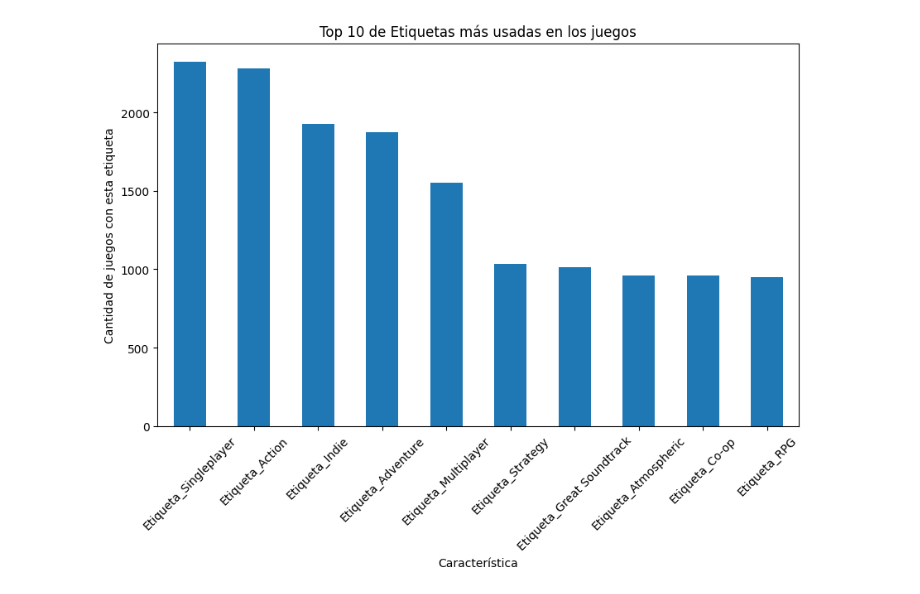
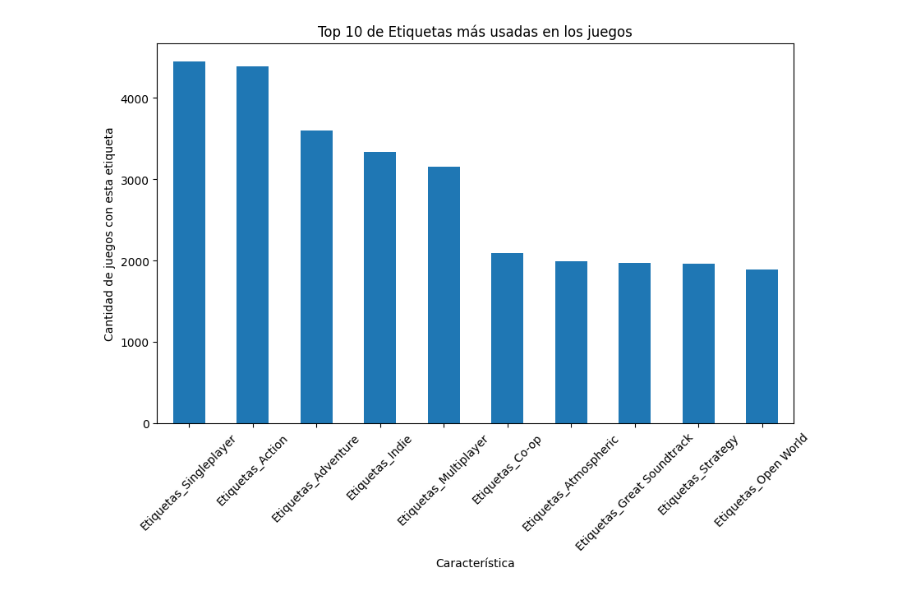
Before and after one commit to AngelMariscal01/P1, a Jupyter notebook: ETL-EDA/EDA.ipynb, the cells around one changed output. Saved outputs shown, nothing was run; the diff lists cells and outputs as text; code cells hidden in the pictures.

```diff
--- a/ETL-EDA/EDA.ipynb
+++ b/ETL-EDA/EDA.ipynb
@@ -8,3 +11,5 @@ dfEs = pd.read_csv('ETL_ESPECIFICACIONES.csv')
+# %%
+df = pd.read_parquet('../data/ETL.parquet')
 # %%
 df.columns.values
 # %% [output]
@@ -28,17 +53,17 @@ array(['IdItem', 'Tiempo_Jugado_Promedio', 'Recomendado', 'Precio',
 # %%
-caracteristicas_binarias = df.drop(['IdItem', 'Precio', 'Tiempo_Jugado_Promedio', 'Recomendado'], axis=1)
+caracteristicas_binarias = df.drop(['ItemId', 'Precio', 'TiempoJugado', 'Recomendado', 'Sentimiento', 'Año_Lanzamiento'], axis=1)
 # Suma los valores de cada característica binaria
 suma_caracteristicas = caracteristicas_binarias.sum()
 suma_caracteristicas = suma_caracteristicas.sort_values(ascending=False)
 
 # Tomar solo las 10 primeras características binarias
 suma_caracteristicas = suma_caracteristicas.head(10)
 plt.figure(figsize=(10, 6))
 suma_caracteristicas.plot(kind='bar', stacked=True)
 plt.title('Top 10 de Etiquetas más usadas en los juegos')
 plt.xlabel('Característica')
 plt.ylabel('Cantidad de juegos con esta etiqueta')
 plt.xticks(rotation=45)
 plt.show()
 # %% [output]
-[figure, old version]
+[figure, new version]
```
Also changed, not shown: parts of 22 cells of this notebook, 7 other files.
